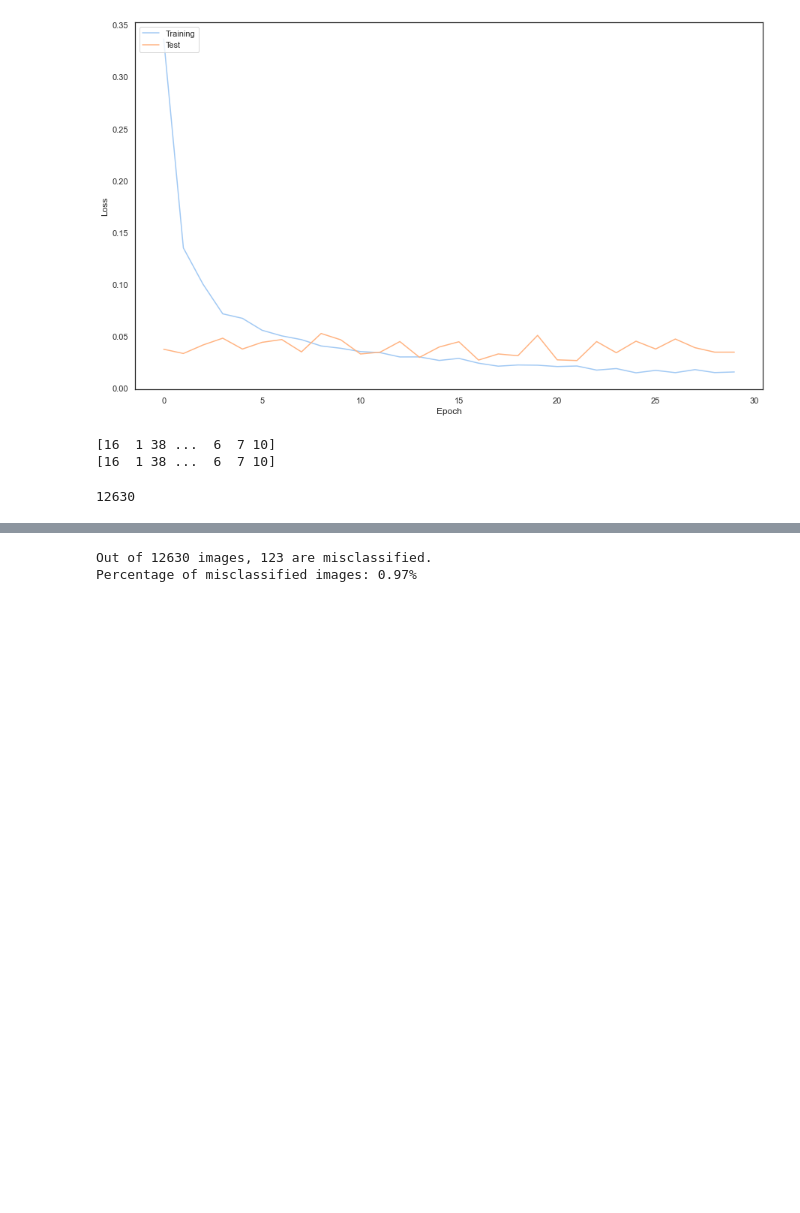
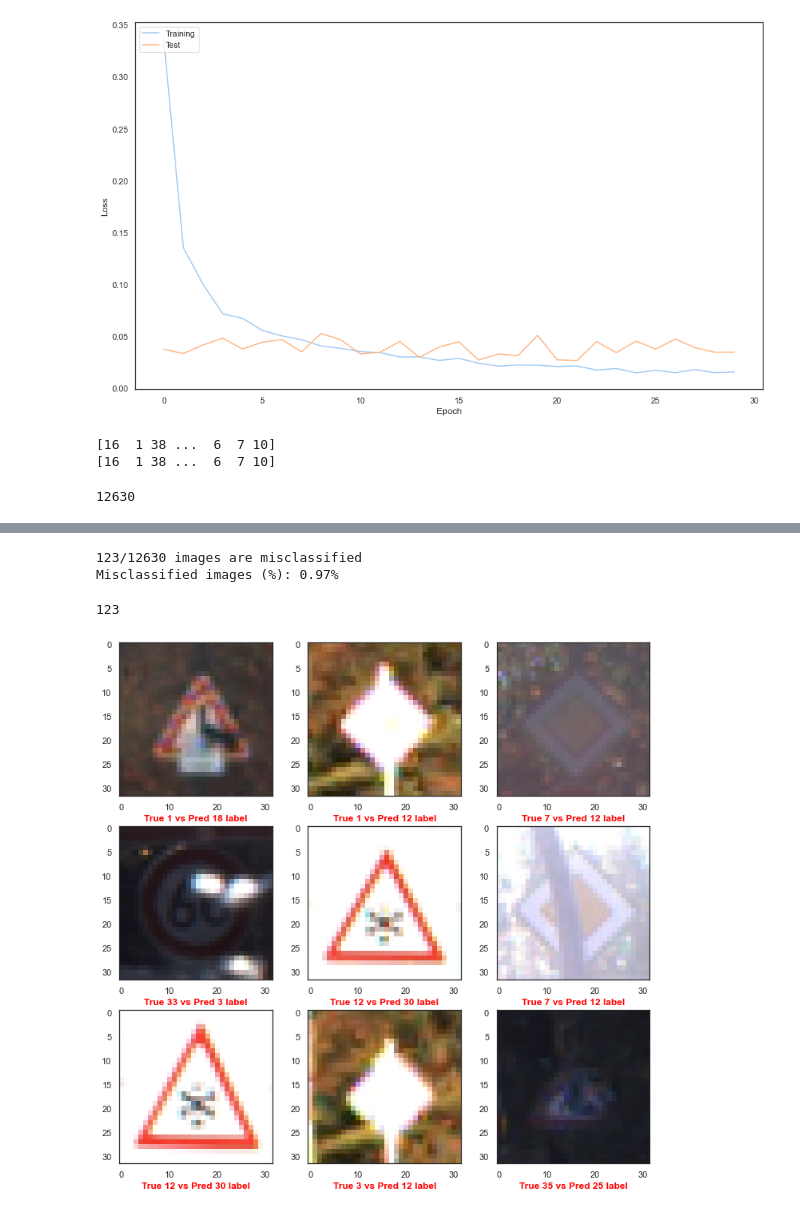
Before and after one commit to imarekkus/Master-s_Thesis, a Jupyter notebook: kody/EDA + Model.ipynb, the cells around one changed output, grey strips where cells are left out. Drawn from its saved outputs; the diff is of its cells as text; code cells hidden in the pictures; blank space fills up the shorter version.

```diff
--- a/kody/EDA + Model.ipynb
+++ b/kody/EDA + Model.ipynb
@@ -698,27 +698,61 @@ for i in range(1,10):
 # %%
 misclassified_images = []
-cnt = 0
-class_labels_misclassified = []
-for itr in range(len(pre_y_predict)) :
-  if pre_y_predict[itr] != testLabels[itr] :
-    cnt+=1
-    misclassified_images.append(testLabels.iloc[itr]['Path'])
-    class_labels_misclassified.append(testLabels.iloc[itr]['ClassId'])
+misclassified_labels = []
+wrong_labels = 0
 
-print("Out of {} images, {} are misclassified.".format(testLabels.shape[0], cnt))
-print("Percentage of misclassified images : {0:.2f}%".format((cnt/testLabels.shape[0])*100))
+for i in range(len(pre_y_predict)) :
+  if pre_y_predict[i] != testLabels[i] :
+
+    wrong_labels += 1
+
+    misclassified_images.append(testImages[i])
+    misclassified_labels.append(testLabels[i])
+
+print("{}/{} images are misclassified".format(wrong_labels, testLabels.shape[0]))
+print("Misclassified images (%): {0:.2f}%".format((wrong_labels/testLabels.shape[0])*100))
 # %% [output]
-Out of 12630 images, 123 are misclassified.
-Percentage of misclassified images: 0.97%
+123/12630 images are misclassified
+Misclassified images (%): 0.97%
-# %%
-#Plotting some misclassified images
-test_path = "/content/Data/"
-fig, ax = plt.subplots(10, 10)
-fig.set_size_inches((20, 20))
-random_100_misclassified = random.sample(misclassified_images, 100)
-for i in range(10) :
-  for j in range(10) :
-    im_path = test_path + random_100_misclassified[10*i + j]
-    im = img.imread(im_path)
-    ax[i][j].imshow(im)
-plt.show()
+# %%
+len(misclassified_images)
+# %% [output]
+123
+# %%
+# Visualizing some more images
+
+# Setting size of figure
+plt.figure(figsize=(12,12))
+
+# Setting up seed for replicability
+random.seed(2)
+
+# Loop for creating figure with images
+for i in range(1,10):
+
+    # Creating subplots for 10 images
+    plt.subplot(3,3,i)
+
+    # Choosing random number
+    number = random.randint(0,123)
+
+    # Getting random image and coresponding label + predicted label
+    image = misclassified_images[number]
+    pred_label = misclassified_labels[number]
+    true_label = testLabels[number]
+
+    # If labels dont match, display red color
+    if pred_label == true_label:
+            x = 'green'
+    else:
+            x = 'red'
+
+    # Plotting images and labels
+    plt.imshow(image)
+    plt.xlabel("True {} vs Pred {} label".format(true_label, pred_label),
+               fontweight='bold',
+               color = x)
+
+# Saving image to jpg
+#plt.savefig('Images_vis.jpg', bbox_inches='tight')
+# %% [output]
+[figure, added]
```
Also changed, not shown: parts of 1 cell of this notebook.
